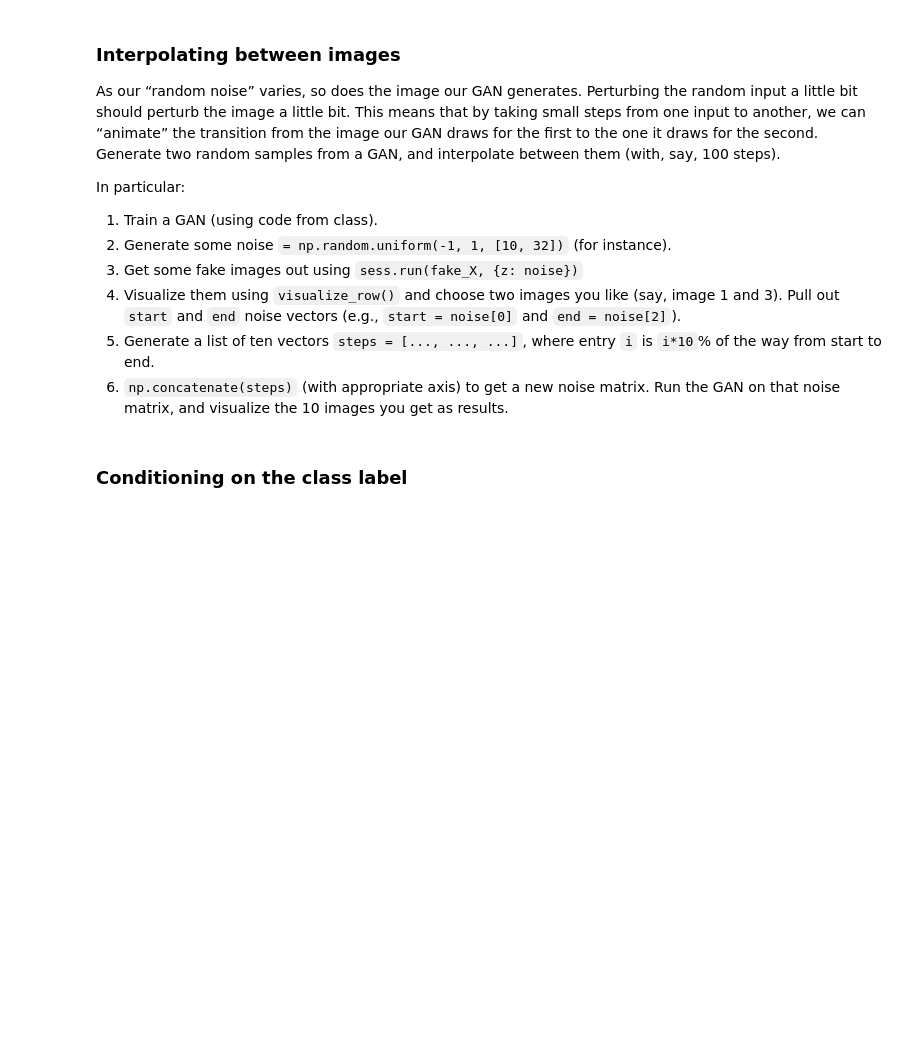
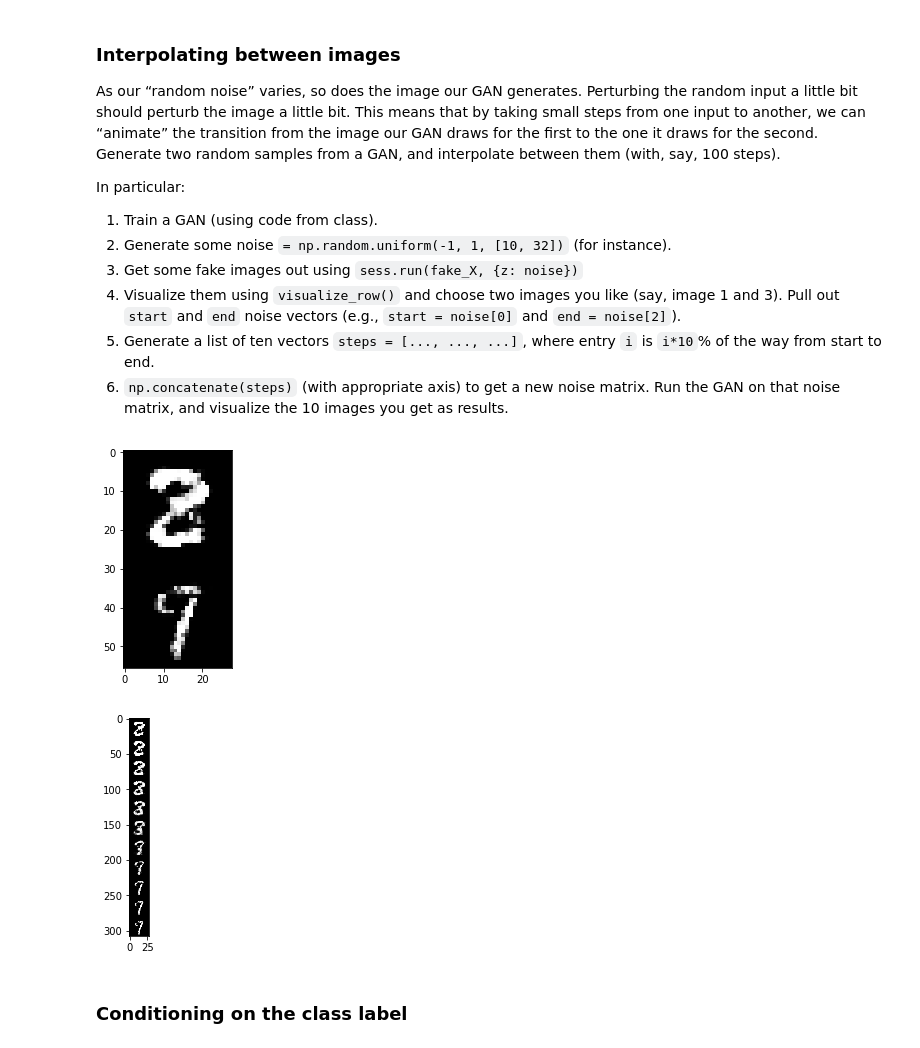
Before and after one commit to libjohn/Duke-MLSS-2019, a Jupyter notebook: 04A_Generative_Adversarial_Network.ipynb, the cells around one changed output. Saved outputs shown, nothing was run; the diff lists cells and outputs as text; code cells hidden in the pictures; blank space fills up the shorter version.

```diff
--- a/04A_Generative_Adversarial_Network.ipynb
+++ b/04A_Generative_Adversarial_Network.ipynb
@@ -172,3 +189,19 @@ In particular:
+# %%
+# Generate 2 fake images
+noise = np.random.uniform(-1, 1, [2, 32])
+fake_images = sess.run(fake_X, {z: noise})
+visualize_row(fake_images)
+# Pull out the two z's.
+z1 = noise[0,:]
+z2 = noise[1,:]
+# Create eleven z's that go from z1 to z2
+steps = [z1 + i * 0.1 * (z2 - z1) for i in range(11)]
+# Get the interpolation
+interp = sess.run(fake_X, {z: np.vstack(steps)})
+visualize_row(interp)
+# %% [output]
+[figure, added]
+[figure, added]
 # %% [markdown]
 ### Conditioning on the class label
 # %% [markdown]
```
Also changed, not shown: parts of 7 cells of this notebook.
